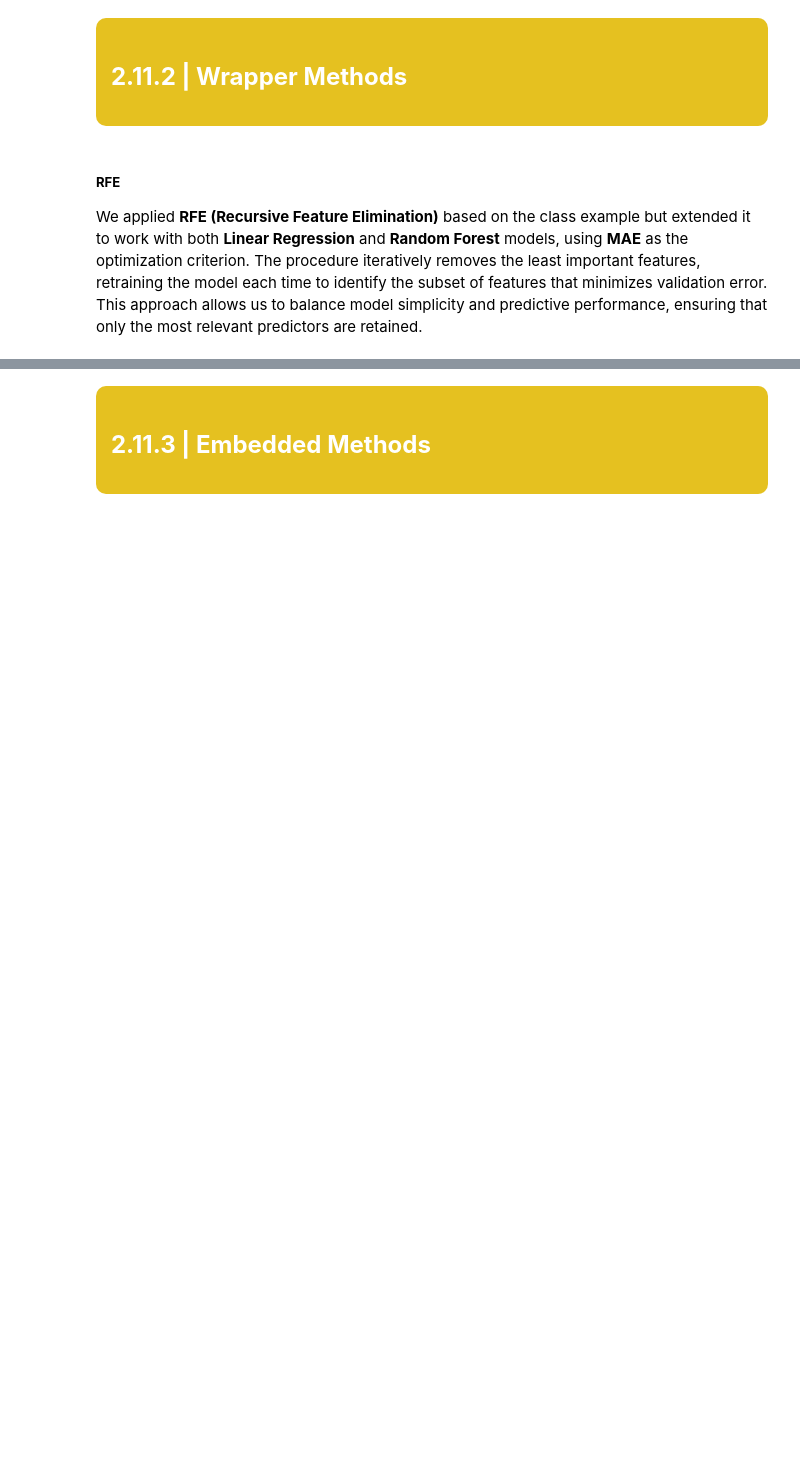
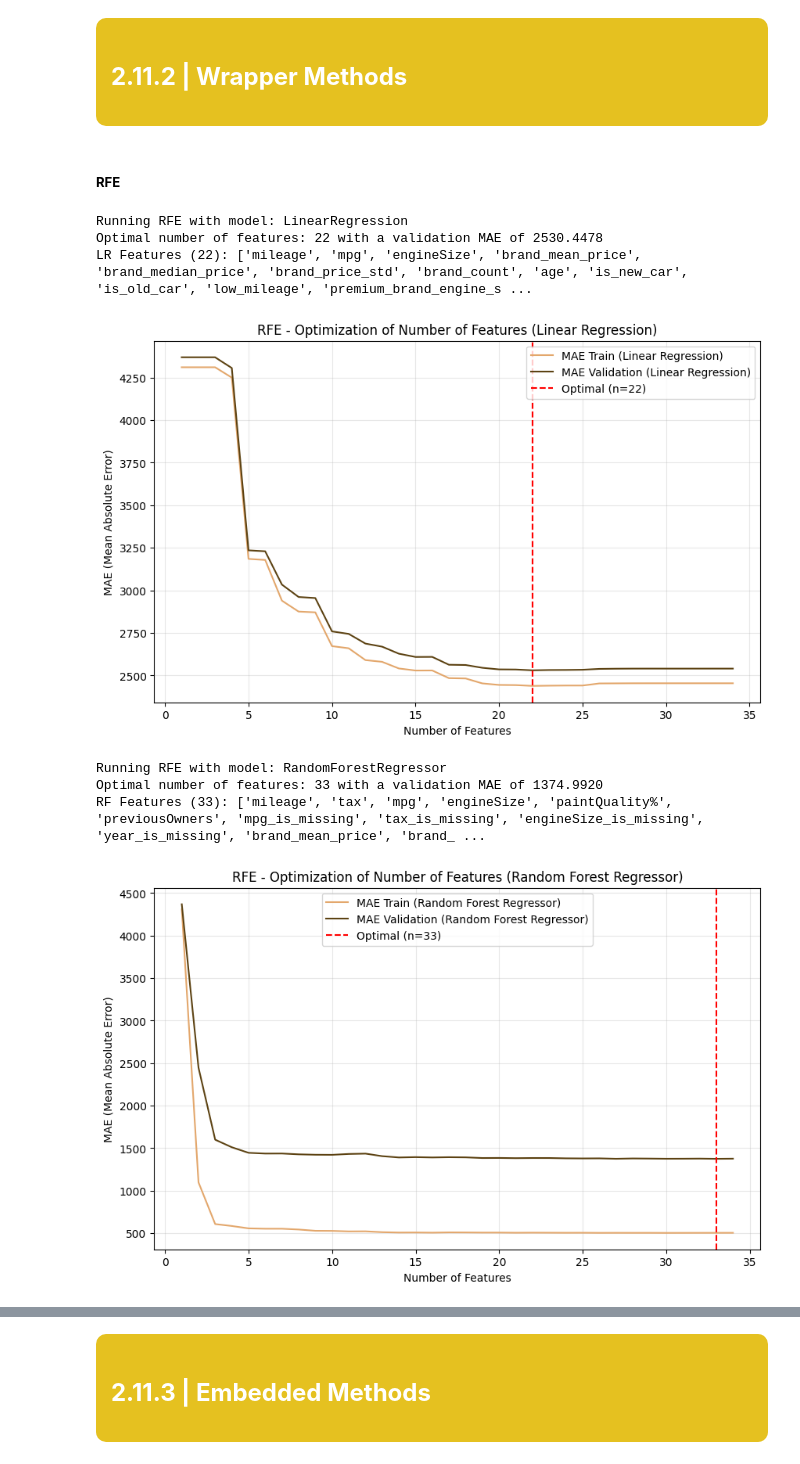
Before and after one commit to Filipa2002/Cars4You-Expediting-Car-Evaluations-with-ML, a Jupyter notebook: Filipa/car_evaluations_group37 - part2.ipynb, the cells around one changed output, grey strips where cells are left out. Saved outputs shown, nothing was run; the diff lists cells and outputs as text; code cells hidden in the pictures; blank space fills up the shorter version.

```diff
--- a/Filipa/car_evaluations_group37 - part2.ipynb
+++ b/Filipa/car_evaluations_group37 - part2.ipynb
@@ -176,11 +185,11 @@ from sklearn.model_selection import ParameterGrid
 # %%
 # Load the processed datasets (train, validation, test)
-X_train = pd.read_parquet("./project_data/X_train_final.parquet", engine="pyarrow")
-X_val   = pd.read_parquet("./project_data/X_val_final.parquet",   engine="pyarrow")
-X_test  = pd.read_parquet("./project_data/X_test_final.parquet",  engine="pyarrow")
+X_train = pd.read_parquet("../project_data/X_train_final.parquet", engine="pyarrow")
+X_val   = pd.read_parquet("../project_data/X_val_final.parquet",   engine="pyarrow")
+X_test  = pd.read_parquet("../project_data/X_test_final.parquet",  engine="pyarrow")
 
-y_train_df = pd.read_parquet("./project_data/y_train.parquet", engine="pyarrow").squeeze("columns")
-y_val_df   = pd.read_parquet("./project_data/y_val.parquet",   engine="pyarrow").squeeze("columns")
+y_train_df = pd.read_parquet("../project_data/y_train.parquet", engine="pyarrow").squeeze("columns")
+y_val_df   = pd.read_parquet("../project_data/y_val.parquet",   engine="pyarrow").squeeze("columns")
 
 # Set 'carID' as the index for all sets
 X_train.set_index('carID', inplace=True)
@@ -214,0 +214,2 @@ Index(['mileage', 'tax', 'mpg', 'engineSize', 'paintQuality%',
+# %%
+palette = ['#5C4212','#a92f02', '#a55b1bf9', '#b08972', '#e3a76c', '#e5c120','#f39c06','#f2e209']
@@ -345,10 +444,24 @@ For all the remaining variables (note that *hasDamage* has already been discarde
          <span style="color: rgba(255, 255, 255, 1);"><b>2.11.2 |  Wrapper Methods</b></span>
     </h1>
 </div>
-# %% [markdown]
-##### **RFE**
-
-We applied **RFE (Recursive Feature Elimination)** based on the class example but extended it to work with both **Linear Regression** and **Random Forest** models, using **MAE** as the optimization criterion. The procedure iteratively removes the least important features, retraining the model each time to identify the subset of features that minimizes validation error. This approach allows us to balance model simplicity and predictive performance, ensuring that only the most relevant predictors are retained.
+# %% [markdown]
+##### **RFE**
+# %%
+def plot_rfe_scores(train_scores, val_scores, optimal_n, model_name):
+    nof_list = np.arange(1, len(train_scores) + 1)
+    plt.figure(figsize=(10, 6))
+    plt.plot(nof_list, train_scores, label=f"MAE Train ({model_name})", color=palette[4])
+    plt.plot(nof_list, val_scores, label=f"MAE Validation ({model_name})", color=palette[0])
+
+    #vertical line at the optimal point
+    plt.axvline(x=optimal_n, color='red', linestyle='--', label=f'Optimal (n={optimal_n})')
+
+    plt.xlabel("Number of Features")
+    plt.ylabel("MAE (Mean Absolute Error)")
+    plt.title(f"RFE - Optimization of Number of Features ({model_name})")
+    plt.legend()
+    plt.grid(True, alpha=0.3)
+    plt.show()
 # %%
 def find_optimal_features_rfe(model, X_train, y_train, X_val, y_val):
     nof_list = np.arange(1, len(X_train.columns) + 1)
@@ -399,4 +512,25 @@ def find_optimal_features_rfe(model, X_train, y_train, X_val, y_val):
         'train_scores': train_score_list,
         'val_scores': val_score_list
     }
+# %%
+# RFE with Linear Regression optimized for MAE
+lr_model = LinearRegression()
+rfe_results_lr = find_optimal_features_rfe(lr_model, X_train, y_train, X_val, y_val)
+print(f"LR Features ({rfe_results_lr['optimal_n']}): {rfe_results_lr['selected_features']}\n")
+plot_rfe_scores(rfe_results_lr['train_scores'], rfe_results_lr['val_scores'], rfe_results_lr['optimal_n'], 'Linear Regression')
+
+# RFE com RandomForest Regressor optimized for MAE
+rf_model = RandomForestRegressor(n_estimators=50, random_state=37, n_jobs=-1)
+rfe_results_rf = find_optimal_features_rfe(rf_model, X_train, y_train, X_val, y_val)
+print(f"RF Features ({rfe_results_rf['optimal_n']}): {rfe_results_rf['selected_features']}")
+plot_rfe_scores(rfe_results_rf['train_scores'], rfe_results_rf['val_scores'], rfe_results_rf['optimal_n'], 'Random Forest Regressor')
+# %% [output]
+Running RFE with model: LinearRegression
+Optimal number of features: 22 with a validation MAE of 2530.4478
+LR Features (22): ['mileage', 'mpg', 'engineSize', 'brand_mean_price', 'brand_median_price', 'brand_price_std', 'brand_count', 'age', 'is_new_car', 'is_old_car', 'low_mileage', 'premium_brand_engine_s ...
+[figure, added]
+Running RFE with model: RandomForestRegressor
+Optimal number of features: 33 with a validation MAE of 1374.9920
+RF Features (33): ['mileage', 'tax', 'mpg', 'engineSize', 'paintQuality%', 'previousOwners', 'mpg_is_missing', 'tax_is_missing', 'engineSize_is_missing', 'year_is_missing', 'brand_mean_price', 'brand_ ...
+[figure, added]
 # %%
```
Also changed, not shown: parts of 36 cells of this notebook, 7 other files.
